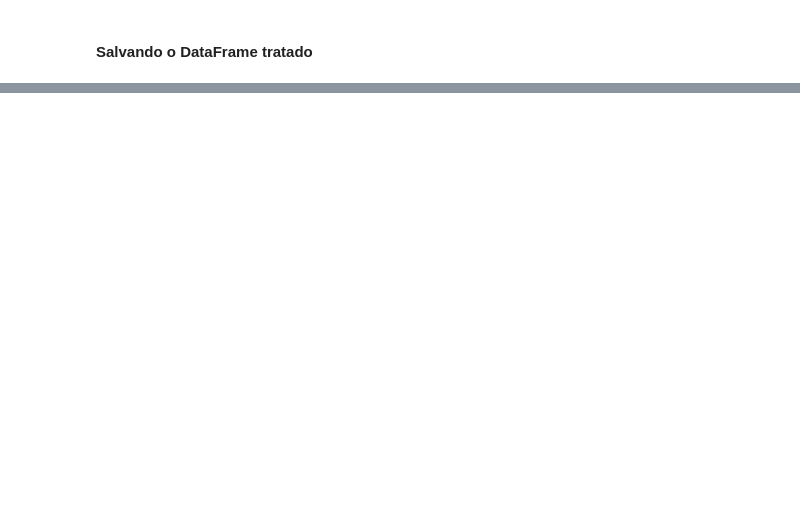
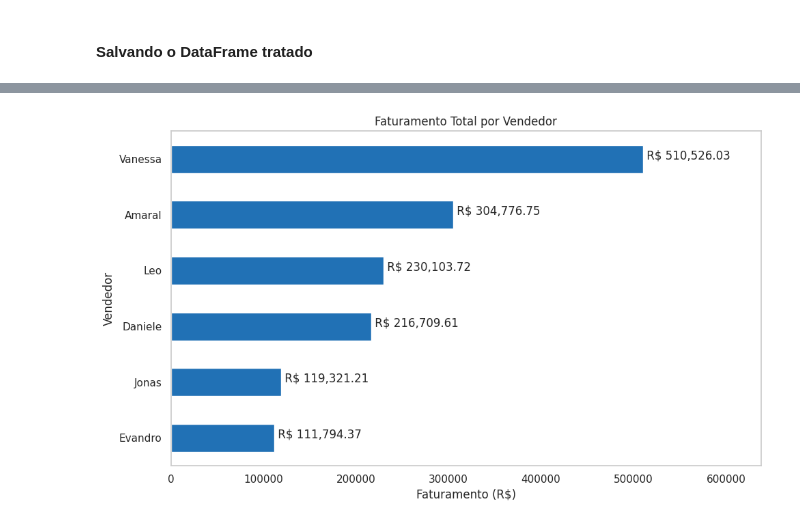
Before and after one commit to pedrolmf33/Tratamento_e_analise_exploratoria, a Jupyter notebook: Python_tratamento_e_analise_exploratoria.ipynb, the cells around one changed output, grey strips where cells are left out. Cells and saved outputs as stored; diff of their text form; code cells hidden in the pictures; blank space fills up the shorter version.

```diff
--- a/Python_tratamento_e_analise_exploratoria.ipynb
+++ b/Python_tratamento_e_analise_exploratoria.ipynb
@@ -723,0 +819,28 @@ df.to_csv('Campe_Supply_Tratado.csv', index=False, encoding='utf-8')
+# %%
+# Faturamento Total por Vendedor
+
+# Agrupando por Vendedor e ordenando
+faturamento_vendedor = df.groupby('Vendedor')['Faturamento'].sum().sort_values()
+
+# Criando o gráfico
+faturamento_vendedor.plot(
+    kind='barh',
+    figsize=(10, 6),
+    title='Faturamento Total por Vendedor',
+    color='#2171b5'
+)
+
+# Colocando os valores exatos na frente das barras
+for i, valor in enumerate(faturamento_vendedor):
+    plt.text(valor, i, f" R$ {valor:,.2f}")
+
+# Limpando o fundo e ajustando o espaço
+plt.grid(False)
+plt.xlim(0, faturamento_vendedor.max() * 1.25)
+plt.ylabel('Vendedor')
+plt.xlabel('Faturamento (R$)')
+plt.tight_layout()
+
+plt.show()
+# %% [output]
+[figure, added]
```
Also changed, not shown: parts of 19 cells of this notebook, 1 other file.
